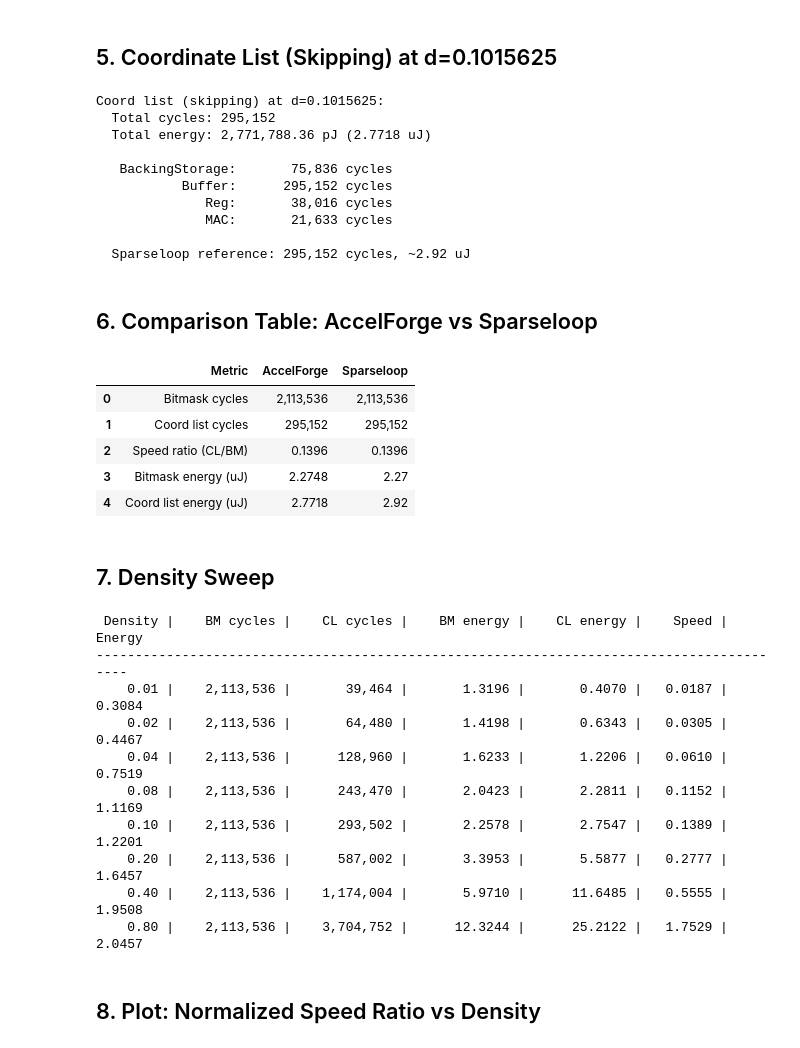
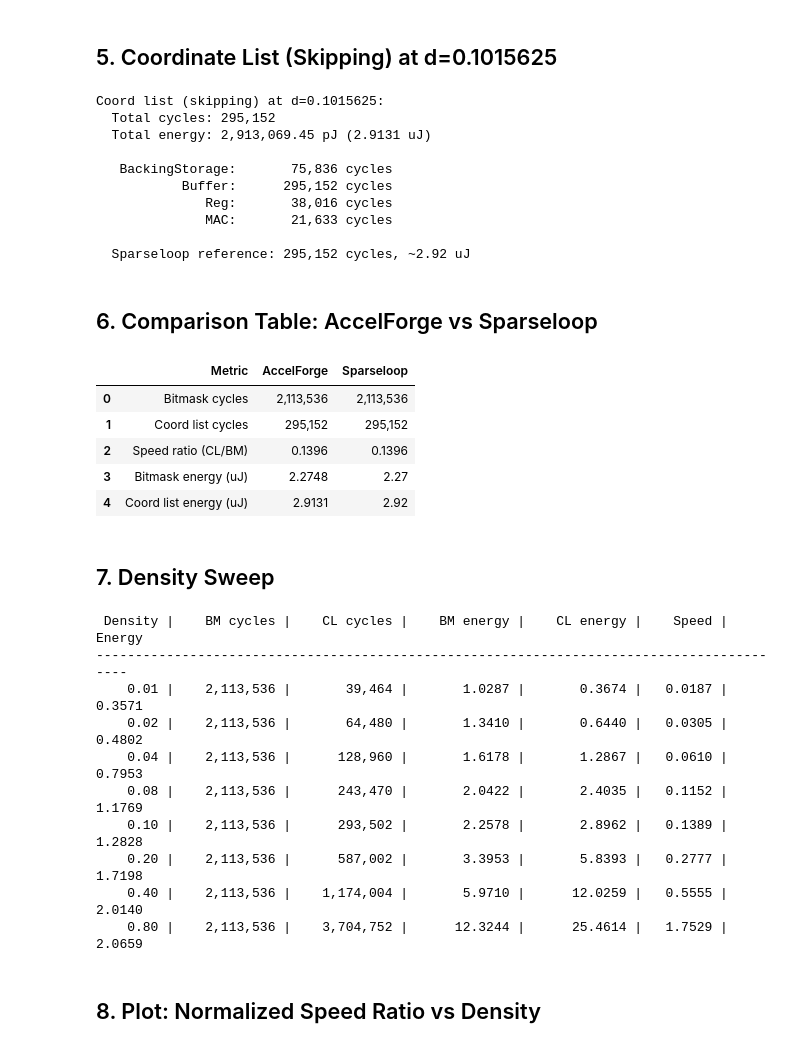
Before and after one commit to Accelergy-Project/accelforge, a Jupyter notebook: notebooks/sparseloop_reproduction/fig1_artifact.ipynb, the cells around one changed output. Drawn from its saved outputs; the diff is of its cells as text; code cells hidden in the pictures.

```diff
--- a/notebooks/sparseloop_reproduction/fig1_artifact.ipynb
+++ b/notebooks/sparseloop_reproduction/fig1_artifact.ipynb
@@ -77,10 +77,3 @@ workload:
   - !Compute
     einsum: SpMSpM
     component: MAC
-# %%
-# Display sparse configurations
-for name in ['sparse_bitmask_latency.yaml', 'sparse_coord_list_latency.yaml']:
-    with open(os.path.join(FIG1_DIR, name)) as f:
-        print(f'=== {name} ===')
-        print(f.read())
-        print()
@@ -127,18 +134,24 @@ def make_workload_yaml(density):
     }
 
 
-def run_config(density, arch_yaml, sparse_yaml):
-    """Run a single configuration and return (cycles, energy, result)."""
+def run_config(density, format_type='none'):
+    """Run a single configuration and return (cycles, energy, result).
+
+    Args:
+        density: Density for both A and B tensors.
+        format_type: 'none' (dense), 'bitmask' (gating), or 'coord_list' (skipping).
+            Controls the Jinja template in arch_unified.yaml.
+    """
     workload = make_workload_yaml(density)
     with tempfile.NamedTemporaryFile(mode='w', suffix='.yaml', delete=False) as f:
         yaml.dump(workload, f)
         wf = f.name
     try:
         spec = Spec.from_yaml(
-            os.path.join(FIG1_DIR, arch_yaml),
+            os.path.join(FIG1_DIR, 'arch_unified.yaml'),
             wf,
             os.path.join(FIG1_DIR, 'mapping.yaml'),
-            os.path.join(FIG1_DIR, sparse_yaml),
+            jinja_parse_data={"format_type": format_type},
         )
         result = evaluate_mapping(spec)
         cycles = float(result.data['Total<SEP>latency'].iloc[0])
@@ -186,16 +192,11 @@ Dense baseline:
 # %% [markdown]
 ## 4. Bitmask (Gating) at d=0.1015625
 # %%
-bm_cycles, bm_energy, bm_result = run_config(
-    0.1015625, 'arch_latency.yaml', 'sparse_bitmask_latency.yaml'
-)
-_, bm_energy_only, bm_energy_result = run_config(
-    0.1015625, 'arch_energy.yaml', 'sparse_bitmask_energy.yaml'
-)
+bm_cycles, bm_energy, bm_result = run_config(0.1015625, format_type='bitmask')
 
 print(f'Bitmask (gating) at d=0.1015625:')
 print(f'  Total cycles: {bm_cycles:,.0f}')
-print(f'  Total energy: {bm_energy_only:,.2f} pJ ({bm_energy_only/1e6:.4f} uJ)')
+print(f'  Total energy: {bm_energy:,.2f} pJ ({bm_energy/1e6:.4f} uJ)')
 print()
 for comp in ['BackingStorage', 'Buffer', 'Reg', 'MAC']:
     lat = get_component_latency(bm_result, comp)
@@ -216,16 +217,11 @@ Bitmask (gating) at d=0.1015625:
 # %% [markdown]
 ## 5. Coordinate List (Skipping) at d=0.1015625
 # %%
-cl_cycles, cl_energy, cl_result = run_config(
-    0.1015625, 'arch_latency.yaml', 'sparse_coord_list_latency.yaml'
-)
-_, cl_energy_only, cl_energy_result = run_config(
-    0.1015625, 'arch_energy.yaml', 'sparse_coord_list_energy.yaml'
-)
+cl_cycles, cl_energy, cl_result = run_config(0.1015625, format_type='coord_list')
 
 print(f'Coord list (skipping) at d=0.1015625:')
 print(f'  Total cycles: {cl_cycles:,.0f}')
-print(f'  Total energy: {cl_energy_only:,.2f} pJ ({cl_energy_only/1e6:.4f} uJ)')
+print(f'  Total energy: {cl_energy:,.2f} pJ ({cl_energy/1e6:.4f} uJ)')
 print()
 for comp in ['BackingStorage', 'Buffer', 'Reg', 'MAC']:
     lat = get_component_latency(cl_result, comp)
@@ -235,7 +231,7 @@ print(f'  Sparseloop reference: 295,152 cycles, ~2.92 uJ')
 # %% [output]
 Coord list (skipping) at d=0.1015625:
   Total cycles: 295,152
-  Total energy: 2,771,788.36 pJ (2.7718 uJ)
+  Total energy: 2,913,069.45 pJ (2.9131 uJ)
 
    BackingStorage:       75,836 cycles
            Buffer:      295,152 cycles
@@ -248,32 +244,32 @@ Coord list (skipping) at d=0.1015625:
 # %%
 speed_ratio = cl_cycles / bm_cycles
 
 comparison = pd.DataFrame({
     'Metric': ['Bitmask cycles', 'Coord list cycles', 'Speed ratio (CL/BM)',
                'Bitmask energy (uJ)', 'Coord list energy (uJ)'],
     'AccelForge': [
         f'{bm_cycles:,.0f}',
         f'{cl_cycles:,.0f}',
         f'{speed_ratio:.4f}',
-        f'{bm_energy_only/1e6:.4f}',
-        f'{cl_energy_only/1e6:.4f}',
+        f'{bm_energy/1e6:.4f}',
+        f'{cl_energy/1e6:.4f}',
     ],
     'Sparseloop': [
         '2,113,536',
         '295,152',
         '0.1396',
         '2.27',
         '2.92',
     ],
 })
 display(comparison)
 # %% [output]
 |  | Metric | AccelForge | Sparseloop |
 | 0 | Bitmask cycles | 2,113,536 | 2,113,536 |
 | 1 | Coord list cycles | 295,152 | 295,152 |
 | 2 | Speed ratio (CL/BM) | 0.1396 | 0.1396 |
 | 3 | Bitmask energy (uJ) | 2.2748 | 2.27 |
-| 4 | Coord list energy (uJ) | 2.7718 | 2.92 |
+| 4 | Coord list energy (uJ) | 2.9131 | 2.92 |
 # %% [markdown]
 ## 7. Density Sweep
 # %%
@@ -293,10 +289,8 @@ print(f'{"Density":>8} | {"BM cycles":>12} | {"CL cycles":>12} | '
 print('-' * 90)
 
 for d in DENSITIES:
-    bm_c, _, _ = run_config(d, 'arch_latency.yaml', 'sparse_bitmask_latency.yaml')
-    cl_c, _, _ = run_config(d, 'arch_latency.yaml', 'sparse_coord_list_latency.yaml')
-    _, bm_e, _ = run_config(d, 'arch_energy.yaml', 'sparse_bitmask_energy.yaml')
-    _, cl_e, _ = run_config(d, 'arch_energy.yaml', 'sparse_coord_list_energy.yaml')
+    bm_c, bm_e, _ = run_config(d, format_type='bitmask')
+    cl_c, cl_e, _ = run_config(d, format_type='coord_list')
 
     bm_cycles_sweep.append(bm_c)
     cl_cycles_sweep.append(cl_c)
@@ -310,14 +304,14 @@ for d in DENSITIES:
 # %% [output]
  Density |    BM cycles |    CL cycles |    BM energy |    CL energy |    Speed |   Energy
 ------------------------------------------------------------------------------------------
-    0.01 |    2,113,536 |       39,464 |       1.3196 |       0.4070 |   0.0187 |   0.3084
-    0.02 |    2,113,536 |       64,480 |       1.4198 |       0.6343 |   0.0305 |   0.4467
-    0.04 |    2,113,536 |      128,960 |       1.6233 |       1.2206 |   0.0610 |   0.7519
-    0.08 |    2,113,536 |      243,470 |       2.0423 |       2.2811 |   0.1152 |   1.1169
-    0.10 |    2,113,536 |      293,502 |       2.2578 |       2.7547 |   0.1389 |   1.2201
-    0.20 |    2,113,536 |      587,002 |       3.3953 |       5.5877 |   0.2777 |   1.6457
-    0.40 |    2,113,536 |    1,174,004 |       5.9710 |      11.6485 |   0.5555 |   1.9508
-    0.80 |    2,113,536 |    3,704,752 |      12.3244 |      25.2122 |   1.7529 |   2.0457
+    0.01 |    2,113,536 |       39,464 |       1.0287 |       0.3674 |   0.0187 |   0.3571
+    0.02 |    2,113,536 |       64,480 |       1.3410 |       0.6440 |   0.0305 |   0.4802
+    0.04 |    2,113,536 |      128,960 |       1.6178 |       1.2867 |   0.0610 |   0.7953
+    0.08 |    2,113,536 |      243,470 |       2.0422 |       2.4035 |   0.1152 |   1.1769
+    0.10 |    2,113,536 |      293,502 |       2.2578 |       2.8962 |   0.1389 |   1.2828
+    0.20 |    2,113,536 |      587,002 |       3.3953 |       5.8393 |   0.2777 |   1.7198
+    0.40 |    2,113,536 |    1,174,004 |       5.9710 |      12.0259 |   0.5555 |   2.0140
+    0.80 |    2,113,536 |    3,704,752 |      12.3244 |      25.4614 |   1.7529 |   2.0659
 # %% [markdown]
 ## 8. Plot: Normalized Speed Ratio vs Density
 # %%
```
Also changed, not shown: parts of 5 cells of this notebook, 5 other files.
